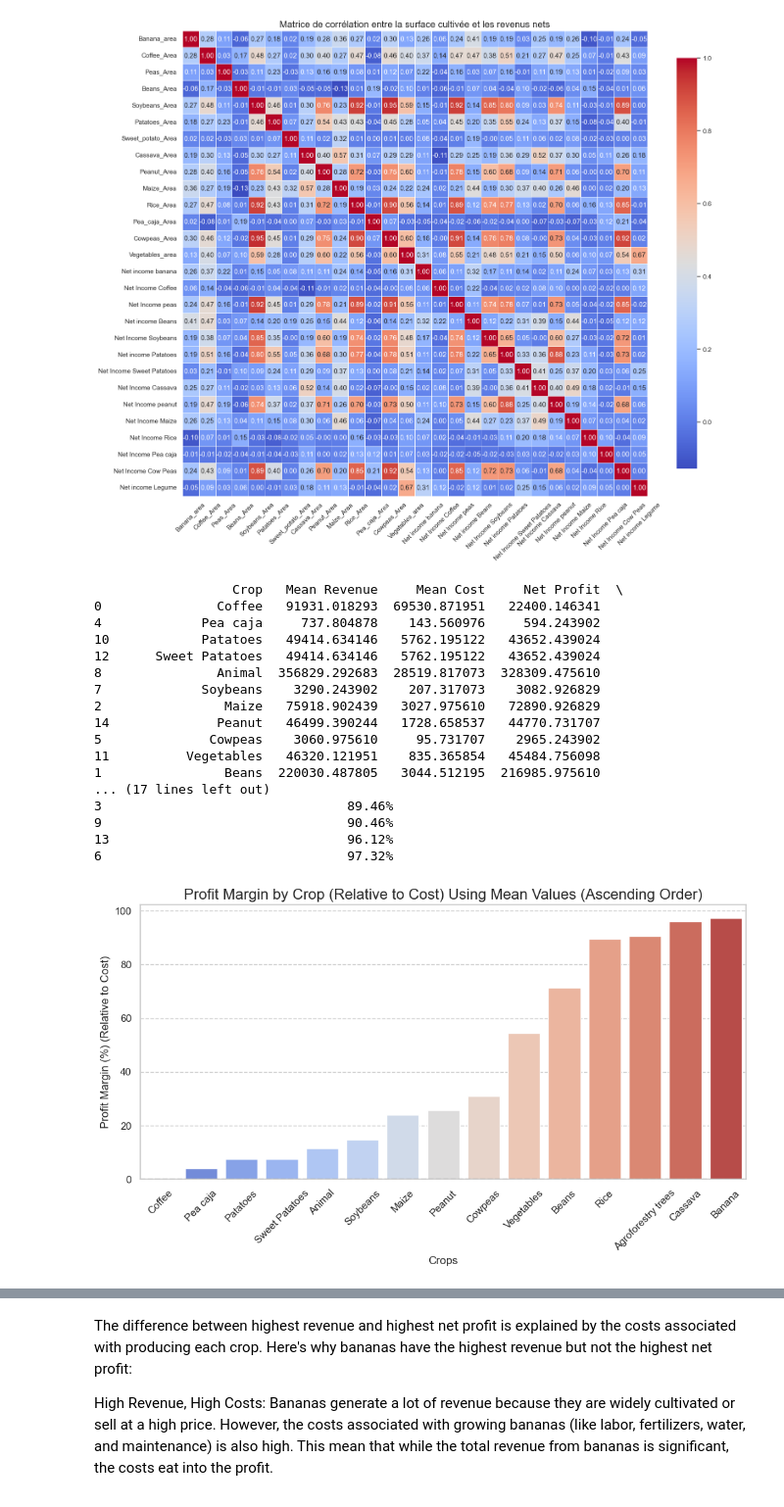
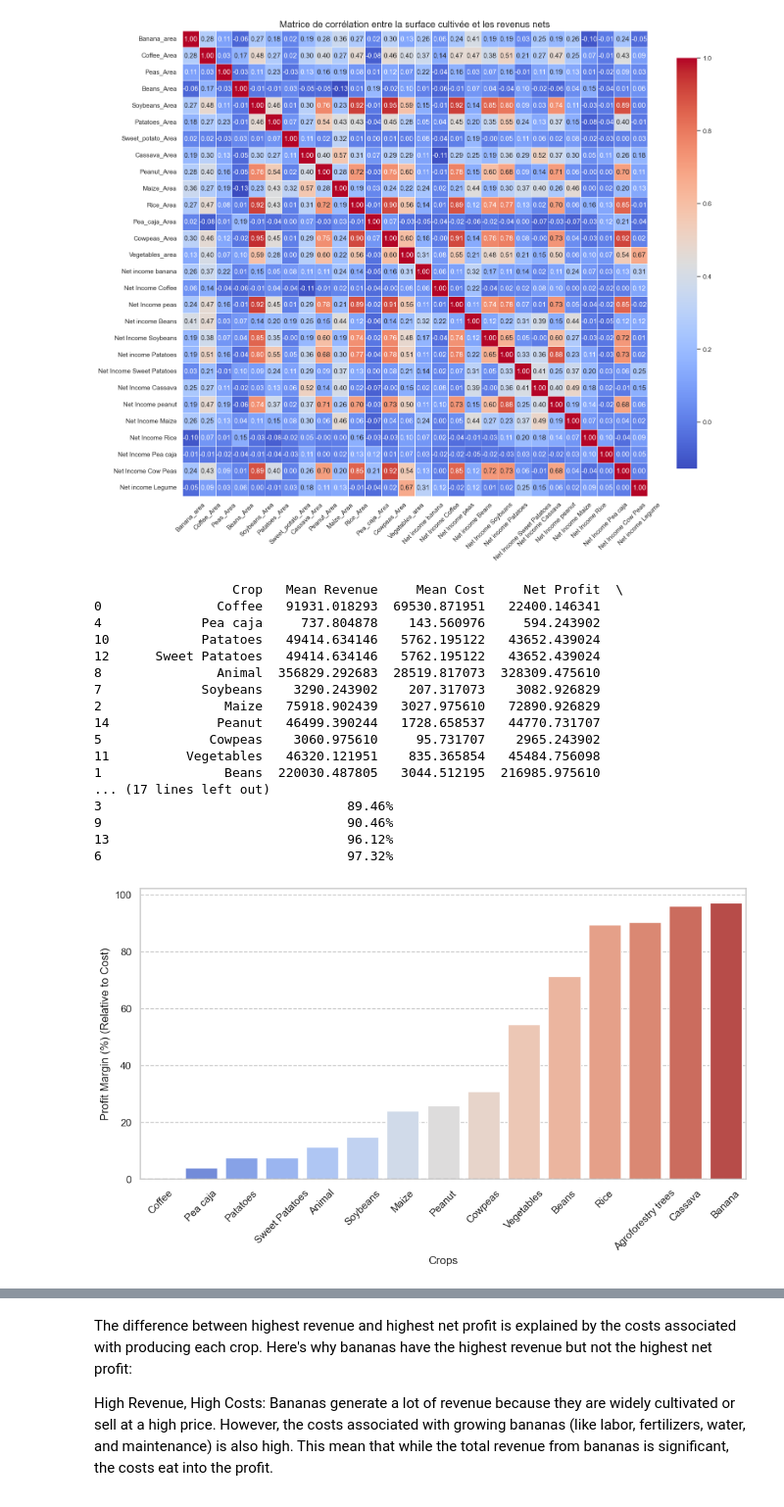
Before and after one commit to Jodick-Ndayisenga/Artificial-Intelligence, a Jupyter notebook: week_2/agro_forestry.ipynb, the cells around one changed output, grey strips where cells are left out. Shown at 98% size. Drawn from its saved outputs; the diff is of its cells as text; code cells hidden in the pictures.

```diff
--- a/week_2/agro_forestry.ipynb
+++ b/week_2/agro_forestry.ipynb
@@ -449,35 +449,35 @@ print(profit_df)
 # Step 5: Plotting Profit Margins relative to cost (based on mean values)
 plt.figure(figsize=(10, 6))
 sns.barplot(data=profit_df, x='Crop', y=profit_df['Profit Margin (%) (relative to Cost)'].str.rstrip('%').astype(float), palette='coolwarm')
 
 # Adding plot details
-plt.title('Profit Margin by Crop (Relative to Cost) Using Mean Values (Ascending Order)', fontsize=16)
+#plt.title('Profit Margin by Crop (Relative to Cost) Using Mean Values (Ascending Order)', fontsize=16)
 plt.xlabel('Crops', fontsize=12)
 plt.ylabel('Profit Margin (%) (Relative to Cost)', fontsize=12)
 plt.xticks(rotation=45)
 plt.axhline(0, color='grey', linestyle='--')  # Add a line for zero profit margin
 plt.grid(axis='y', linestyle='--')
 plt.tight_layout()
 plt.show()
 # %% [output]
                   Crop   Mean Revenue     Mean Cost     Net Profit  \
 0               Coffee   91931.018293  69530.871951   22400.146341
 4             Pea caja     737.804878    143.560976     594.243902
 10            Patatoes   49414.634146   5762.195122   43652.439024
 12      Sweet Patatoes   49414.634146   5762.195122   43652.439024
 8               Animal  356829.292683  28519.817073  328309.475610
 7             Soybeans    3290.243902    207.317073    3082.926829
 2                Maize   75918.902439   3027.975610   72890.926829
 14              Peanut   46499.390244   1728.658537   44770.731707
 5              Cowpeas    3060.975610     95.731707    2965.243902
 11          Vegetables   46320.121951    835.365854   45484.756098
 1                Beans  220030.487805   3044.512195  216985.975610
 ... (17 lines left out)
 3                                89.46%
 9                                90.46%
 13                               96.12%
 6                                97.32%
-[figure, old version]
+[figure, new version]
 # %%
 # Step 1: Calculate mean revenue for each crop
 revenue_data = []
```
Also changed, not shown: parts of 5 cells of this notebook, 2 other files.
